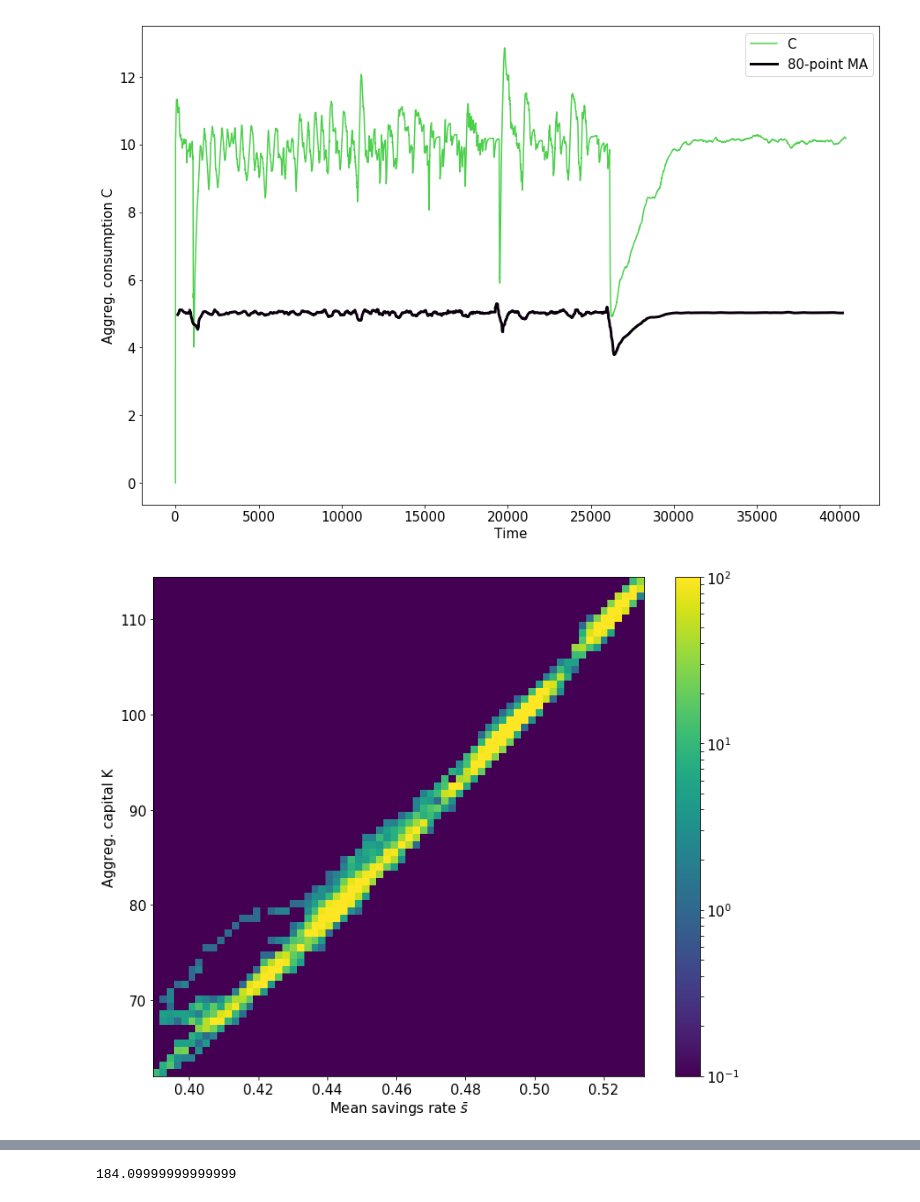
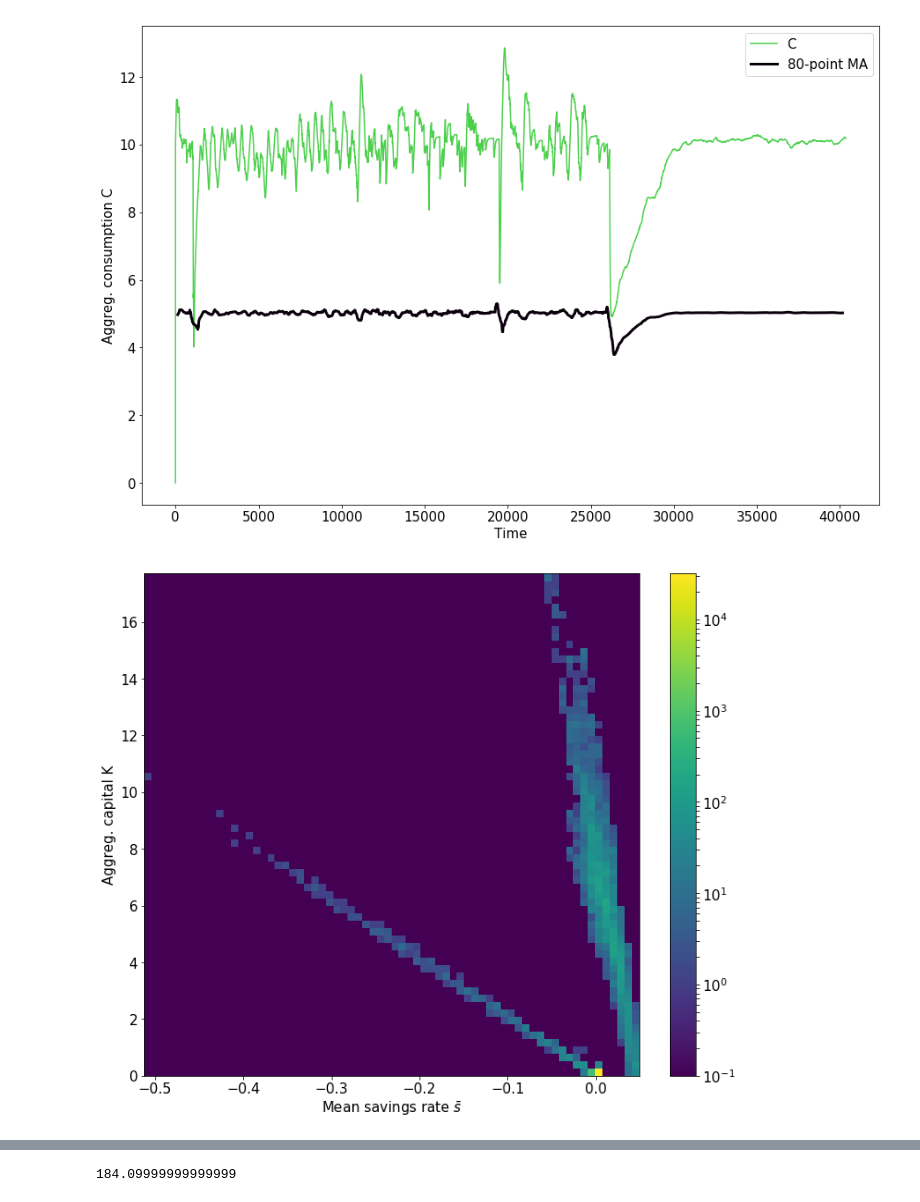
Before and after one commit to jakobkolb/pysave, a Jupyter notebook: pysave/model/Wippe.ipynb, the cells around one changed output, grey strips where cells are left out. Saved outputs shown, nothing was run; the diff lists cells and outputs as text; code cells hidden in the pictures.

```diff
--- a/pysave/model/Wippe.ipynb
+++ b/pysave/model/Wippe.ipynb
@@ -41,7 +41,7 @@ plt.rc('font', size=15)
 fig, (ax1,ax2,ax3,ax4) = plt.subplots(4,figsize=(15,10))
 
 plt.suptitle(r'$\delta=%s, \tau=%s$'%(np.round(delta/100.,2),tau))
-start, stop = 0,10000#len(traj['r']) # 10000
+start, stop = 2000,3000#len(traj['r']) # 10000
 print start, stop
 Lim=0.05
 
@@ -60,7 +60,9 @@ for a,i in enumerate(range(N)):
     ax2.plot(traj.index[start:stop],K[start:stop,i],
              c=plt.cm.spectral(float(a+1) / N),alpha=0.55);
     ax2.set_ylabel(r'Capital $K_i$')
-    ax3.plot(traj.index[start:stop],C[start:stop,i],
+    #ax3.plot(traj.index[start:stop],C[start:stop,i],
+    ax3.plot(traj.index[start:stop], traj['r'].values[start:stop] * S[start:stop,i] - delta/100. +\
+              traj['wage'].values[start:stop] * L[i] * S[start:stop,i],
              c=plt.cm.spectral(float(a+1) / N),alpha=0.55);
     ax3.set_ylabel(r'Consumption $C_i$')
 ax1.legend()
@@ -96,5 +98,5 @@ ax5.set_ylabel('Interest rate')
 ax5.tick_params(axis='y', colors='g')
 ax4.tick_params(axis='y', colors='b')
 ax4.set_xlabel('timesteps')
-fig.savefig('delta_%s_start%s_stop%s_eps01_phi01.pdf'%(delta,start,stop))
+#fig.savefig('delta_%s_start%s_stop%s_eps01_phi01.pdf'%(delta,start,stop))
 # %% [output]
@@ -224,31 +249,36 @@ ax.set_xlabel('Time')
 # %%
 from matplotlib import colors # Phase-heatmaps of MAKRO Variables
 fig=plt.figure(figsize=(12,10))
 ax=fig.add_subplot(111)
-start,stop = 10000, len(traj['Y'].values)
+start,stop = 0, len(traj['Y'].values)
 #ax.plot(S[start:stop,:].mean(1), traj['Y'].values[start:stop], alpha=0.8)
 #ax.plot((K[start:stop,:]*S[start:stop,:]).sum(1)/K[start:stop,:].sum(1),
 #        traj['Y'].values[start:stop])
 if True:
-    heatmap, xedges, yedges = np.histogram2d(S[start:stop,:].mean(1),
-                                                K[start:stop,:].sum(1),
+    heatmap, xedges, yedges = np.histogram2d(((traj['r'].values[start:stop][3] * S[start:stop,3] - delta/100.)*K[start:stop,3] +\
+              traj['wage'].values[start:stop] * L[3] * S[start:stop,3]),
+                                                K[start:stop,3],
                                                 bins=[68,68])
+#     heatmap, xedges, yedges = np.histogram2d(((traj['r'].values[start:stop][:,None] * S[start:stop,:] - delta/100.)*K[start:stop,:] +\
+#               traj['wage'].values[start:stop][:,None] * L[:][None,:] * S[start:stop,:]).mean(1),
+#                                                 K[start:stop,:].sum(1),
+#                                                 bins=[68,68])
     heatmap+= 0.1
-    c = ax.pcolormesh(xedges, yedges, heatmap.T,norm=colors.LogNorm(vmin=heatmap.min(), vmax=100))
+    c = ax.pcolormesh(xedges, yedges, heatmap.T,norm=colors.LogNorm(vmin=heatmap.min(), vmax=heatmap.max()))
     plt.colorbar(c)
     ax.set_ylabel('Aggreg. capital K')
     ax.set_xlabel(r'Mean savings rate $\bar{s}$')
 
     #fig.savefig('K_vs_s_Ldist_tau500_phi20_eps05.pdf')
 else:
     heatmap, xedges, yedges = np.histogram2d((K[start:stop,:]*S[start:stop,:]).sum(1)/K[start:stop,:].sum(1),
                                             K[start:stop,:].sum(1),
                                                 bins=[68,68])
     heatmap+= 0.1
     c = ax.pcolormesh(xedges, yedges, heatmap.T,norm=colors.LogNorm(vmin=heatmap.min(), vmax=heatmap.max()))
     plt.colorbar(c)
     ax.set_ylabel('Aggreg. capital  K')
     ax.set_xlabel(r'Mean savings rate $\bar{s}$')
     #fig.savefig('K_vs_smean_ext_alpha08.pdf')
 # %% [output]
-[figure, old version]
+[figure, new version]
```
Also changed, not shown: parts of 8 cells of this notebook, 6 other files.
